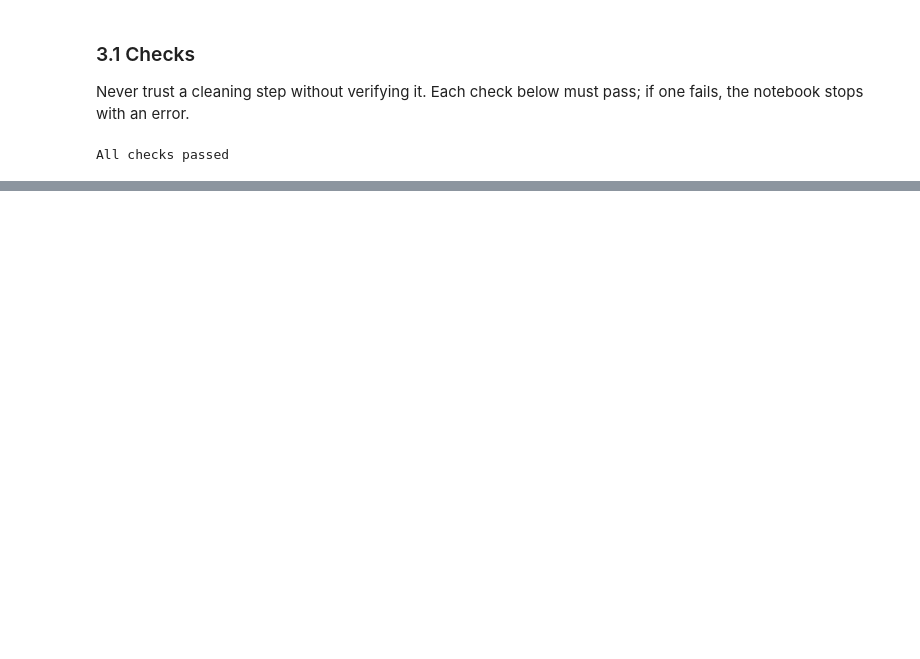
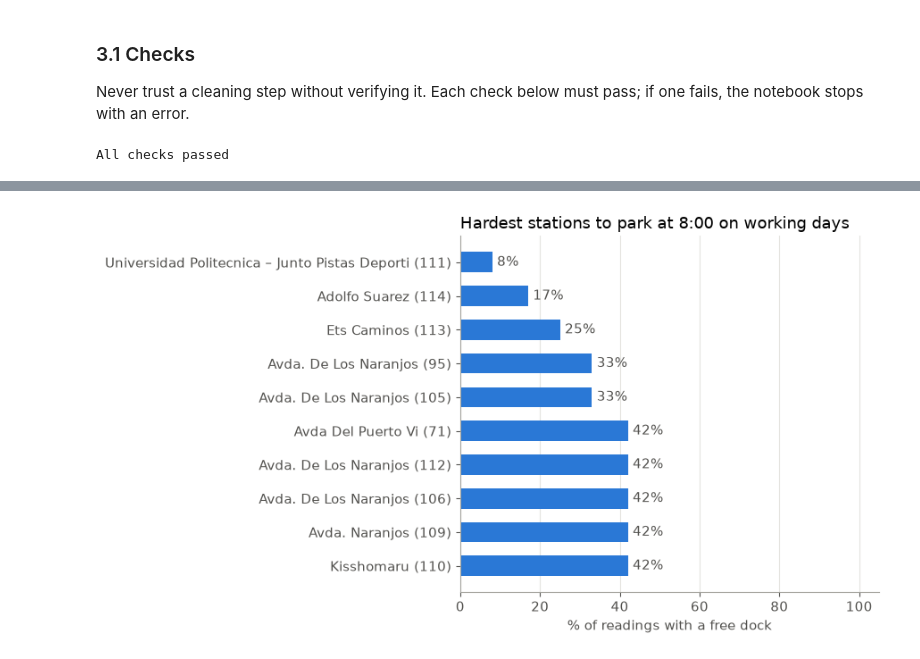
Before and after one commit to daniv14-hub/valenbisi-pipeline, a Jupyter notebook: notebooks/01_analysis.ipynb, the cells around one changed output, grey strips where cells are left out. Saved outputs shown, nothing was run; the diff lists cells and outputs as text; code cells hidden in the pictures; blank space fills up the shorter version.

```diff
--- a/notebooks/01_analysis.ipynb
+++ b/notebooks/01_analysis.ipynb
@@ -406,0 +557,16 @@ free dock available: 40%
+# %%
+MIN_READINGS = 8
+
+at_8 = clean[(clean["day_type"] == "workday") & (clean["local_hour"] == 8)]
+by_station = (
+    at_8.groupby("station_id")
+    .agg(readings=("free_docks", "size"),
+         pct_dock=("free_docks", lambda x: (x >= 1).mean() * 100))
+    .query("readings >= @MIN_READINGS")
+    .join(stations.set_index("station_id")["label"])
+    .round(0)
+)
+# Several stations share a name (e.g. four "Avda. De Los Naranjos"): add the ID so each bar is unique
+by_station["label"] = by_station["label"] + " (" + by_station.index.astype(str) + ")"
+hardest = by_station.sort_values("pct_dock").head(10)
+hardest
@@ -406,0 +586,16 @@ free dock available: 40%
+# %%
+fig, ax = plt.subplots(figsize=(9, 5))
+plot_data = hardest.sort_values("pct_dock", ascending=False)  # lowest at the top
+bars = ax.barh(plot_data["label"], plot_data["pct_dock"], color="#2a78d6", height=0.6)
+ax.bar_label(bars, fmt="%.0f%%", padding=4, color="#52514e")
+
+ax.set_xlim(0, 105)
+ax.set_axisbelow(True)
+ax.grid(axis="y", visible=False)
+ax.grid(axis="x", visible=True)
+ax.set_xlabel("% of readings with a free dock")
+ax.set_title("Hardest stations to park at 8:00 on working days", loc="left")
+fig.tight_layout()
+plt.show()
+# %% [output]
+[figure, added]
```
Also changed, not shown: parts of 23 cells of this notebook.
